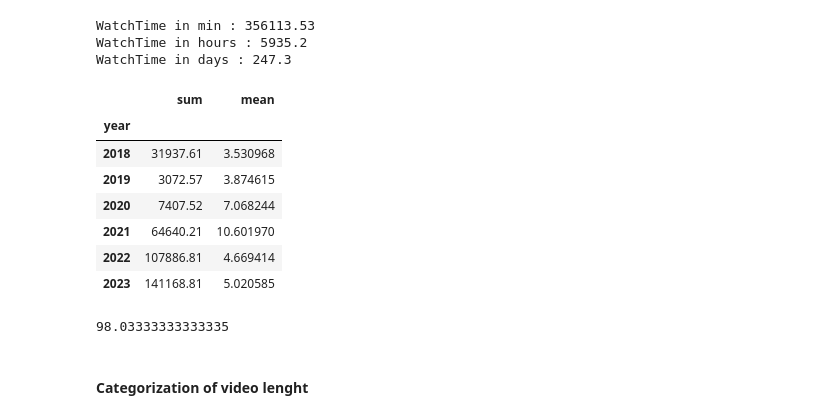
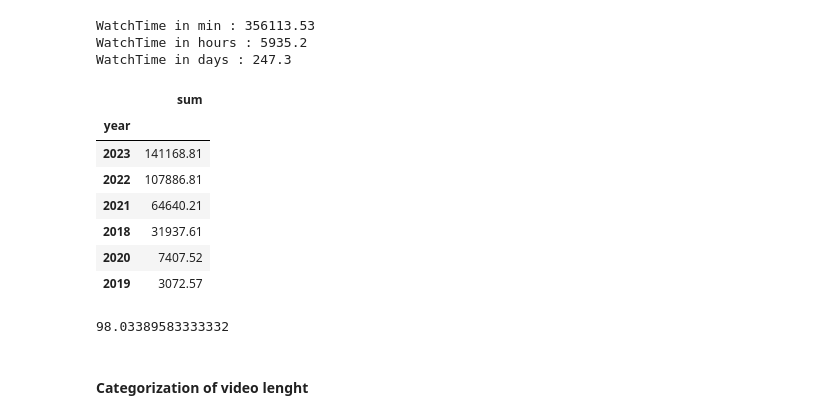
Before and after one commit to MelanieP31/PortfolioData, a Jupyter notebook: YoutubeWatch(Excel,Python,Tableau)/data_analysis.ipynb, the cells around one changed output. Saved outputs shown, nothing was run; the diff lists cells and outputs as text; code cells hidden in the pictures.

```diff
--- a/YoutubeWatch(Excel,Python,Tableau)/data_analysis.ipynb
+++ b/YoutubeWatch(Excel,Python,Tableau)/data_analysis.ipynb
@@ -209,21 +221,21 @@ WatchTime in min : 356113.53
 WatchTime in hours : 5935.2
 WatchTime in days : 247.3
 # %%
-WatchTimeYear = df_video.groupby('year')['duration'].agg(['sum','mean'])
-WatchTimeYear
+WatchTimeYear = df_video.groupby('year')['duration'].agg(['sum'])
+WatchTimeYear.sort_values('sum',ascending=False)
 # %% [output]
-|  | sum | mean |
-| year |  |  |
-| 2018 | 31937.61 | 3.530968 |
-| 2019 | 3072.57 | 3.874615 |
-| 2020 | 7407.52 | 7.068244 |
-| 2021 | 64640.21 | 10.601970 |
-| 2022 | 107886.81 | 4.669414 |
-| 2023 | 141168.81 | 5.020585 |
+|  | sum |
+| year |  |
+| 2023 | 141168.81 |
+| 2022 | 107886.81 |
+| 2021 | 64640.21 |
+| 2018 | 31937.61 |
+| 2020 | 7407.52 |
+| 2019 | 3072.57 |
 # %%
-141168/60/24
+141168.81/60/24
 # %% [output]
-98.03333333333335
+98.03389583333332
 # %% [markdown]
 #### Categorization of video lenght
 # %%
```
Also changed, not shown: parts of 59 cells of this notebook.
